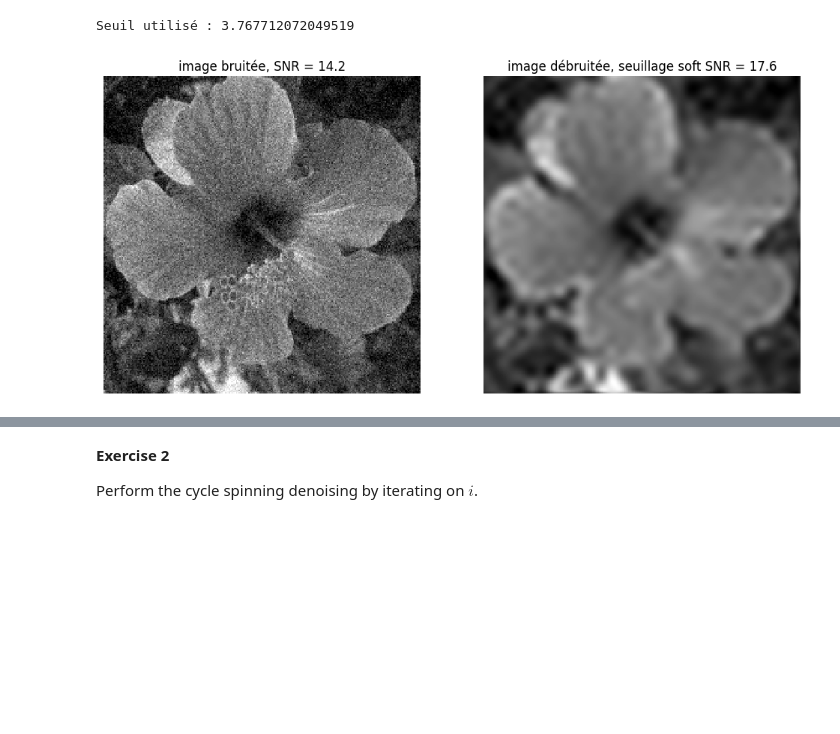
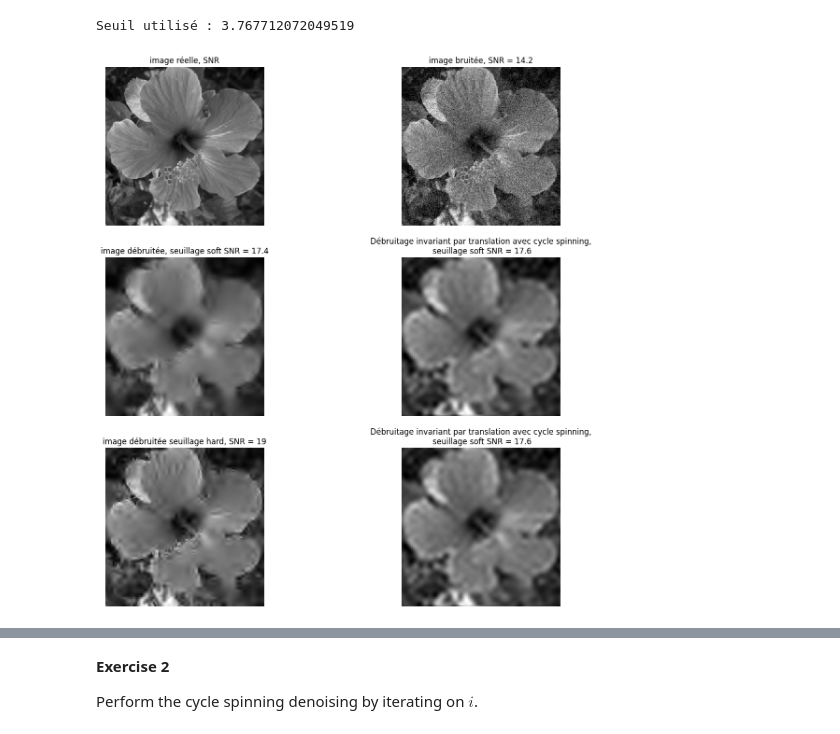
Before and after one commit to Borleo/2_M2_IAFA, a Jupyter notebook: TP_M2IAFA/TP_M2_IMGCMPT/TP23_Imagerie_Computationnelle/2_Wavelet Denoising /Image Denoising with Wavelets/denoisingwav_2_wavelet_2d.ipynb, the cells around one changed output, grey strips where cells are left out. Cells and saved outputs as stored; diff of their text form; code cells hidden in the pictures; blank space fills up the shorter version.

```diff
--- a/TP_M2IAFA/TP_M2_IMGCMPT/TP23_Imagerie_Computationnelle/2_Wavelet Denoising /Image Denoising with Wavelets/denoisingwav_2_wavelet_2d.ipynb
+++ b/TP_M2IAFA/TP_M2_IMGCMPT/TP23_Imagerie_Computationnelle/2_Wavelet Denoising /Image Denoising with Wavelets/denoisingwav_2_wavelet_2d.ipynb
@@ -209,12 +209,12 @@ def denoise_wavelet2D_visu(y, wavelet='sym13', J=3, mode='hard'):
     y_rec = pywt.waverec2(coeffs_thresh, wavelet=wavelet)
     return y_rec, T, sigma,
 # %%
-y_rec_2d, T, sigma = denoise_wavelet2D_visu(y, wavelet=wavelet, J=J, mode='hard')
+y_rec_2dhard, T, sigma = denoise_wavelet2D_visu(y, wavelet=wavelet, J=J, mode='hard')
 print(f"nombre maximal de niveaux de décomposition : {J}, T : {T:.4f}, sigma : {sigma:.4f}")
 
 plt.figure(figsize=(12, 12))
 imageplot(clamp(y), f"image bruitée, SNR = {snr(f0, y):.3g}", [1, 2, 1])
-imageplot(clamp(y_rec_2d), f"image débruitée, SNR = {snr(f0, y_rec_2d):.3g}", [1, 2, 2])
+imageplot(clamp(y_rec_2dhard), f"image débruitée, SNR = {snr(f0, y_rec_2dhard):.3g}", [1, 2, 2])
 plt.show()
 # %% [output]
 nombre maximal de niveaux de décomposition : 4, T : 0.3810, sigma : 0.0809
@@ -704,14 +702,20 @@ def cycle_spinning_denoise2D(y, sigma, wavelet='sym13', level=3, mode='soft', m=
 # %%
 # y : image bruitée (float32 ou float64, normalisée sur [0,1] par ex.)
 sigma = .8          # ou estimation du bruit
-f_ti, T = cycle_spinning_denoise2D(y, sigma, wavelet='sym13', level=3,mode='soft',m=4)
+f_tisoft, T = cycle_spinning_denoise2D(y, sigma, wavelet='sym13', level=3,mode='soft',m=4)
+f_tihard, T = cycle_spinning_denoise2D(y, sigma, wavelet='sym13', level=3,mode='hard',m=4)
 print("Seuil utilisé :", T)
 # %% [output]
 Seuil utilisé : 3.767712072049519
 # %%
-plt.figure(figsize=(12, 12))
-imageplot(clamp(y), f"image bruitée, SNR = {snr(f0, y):.3g}", [1, 2, 1])
-imageplot(clamp(f_ti), f"image débruitée, seuillage soft SNR = {snr(f0, f_ti):.3g}", [1, 2, 2])
+plt.figure(figsize=(15, 15))
+imageplot(clamp(f0),f"image réelle, SNR", [3, 2, 1])
+imageplot(clamp(y), f"image bruitée, SNR = {snr(f0, y):.3g}", [3, 2, 2])
+imageplot(clamp(y_rec_2d), f"image débruitée, seuillage soft SNR = {snr(f0, y_rec_2d):.3g}", [3, 2, 3])
+imageplot(clamp(f_tisoft), f"Débruitage invariant par translation avec cycle spinning,\n seuillage soft SNR = {snr(f0, f_tisoft):.3g}", [3, 2, 4])
+imageplot(clamp(y_rec_2dhard), f"image débruitée seuillage hard, SNR = {snr(f0, y_rec_2dhard):.3g}", [3, 2, 5])
+imageplot(clamp(f_tihard), f"Débruitage invariant par translation avec cycle spinning,\n seuillage soft SNR = {snr(f0, f_tihard):.3g}", [3, 2, 6])
+
 plt.show()
 # %% [output]
-[figure, old version]
+[figure, new version]
```
Also changed, not shown: parts of 7 cells of this notebook.
